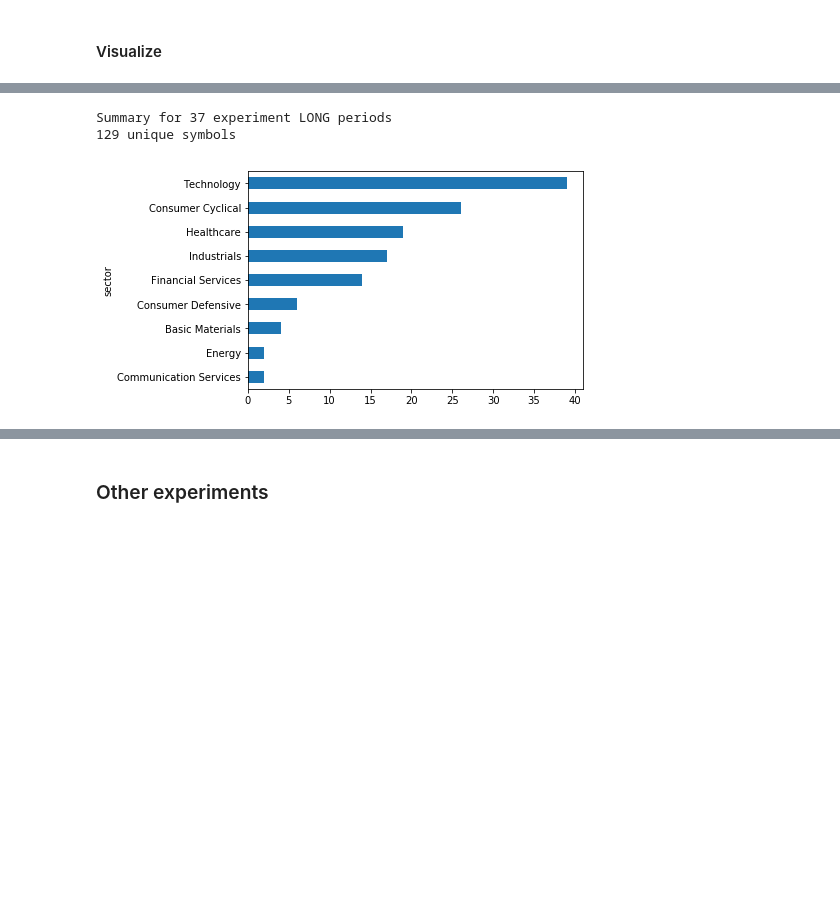
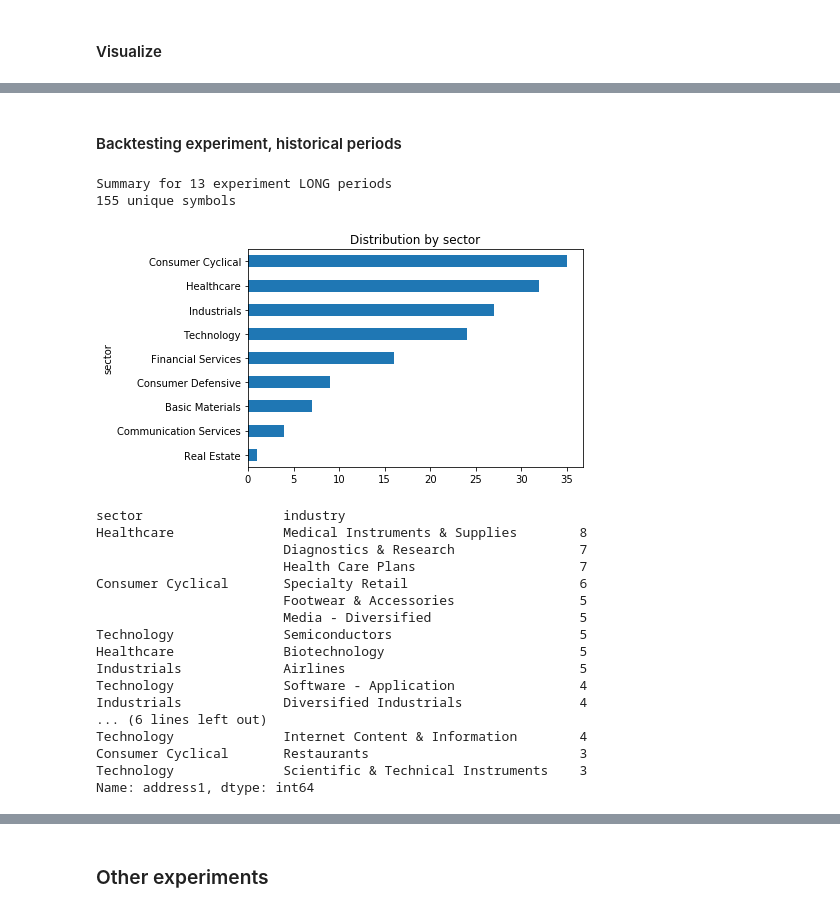
Before and after one commit to webclinic017/inception, a Jupyter notebook: notebooks/micro_TF.ipynb, the cells around one changed output, grey strips where cells are left out. Drawn from its saved outputs; the diff is of its cells as text; code cells hidden in the pictures; blank space fills up the shorter version.

Commit message:
Added experiments for back-testing.

```diff
--- a/notebooks/micro_TF.ipynb
+++ b/notebooks/micro_TF.ipynb
@@ -623,3 +615,0 @@ most_freq_df.head(10)
-# %%
-symbols = list(most_freq_df.head(10).symbol)
-symbols
@@ -686,34 +662,26 @@ Name: 2018-10-25 00:00:00, dtype: float64
+# %% [markdown]
+#### Backtesting experiment, historical periods
 # %%
-# Backtesting experiment: What if we pick the best 10 longs everymonth?
-loss_protection = False
-long = True
-max_loss = 0.1
-as_of_date = -21
-study_period = -10
-holding_period = 20
-# range = [study_period + as_of_date:as_of_date]
-min_confidence = 0.8
-max_class_rows = 50
-max_positions = 10
-pred_classes = [3, 4] if long else [0, 1]
-period_range = list(range(-20, -pred_df.index.unique().shape[0], -holding_period))
+# What are the best portfolios and how do they perform?
+super_list = []; symbol_list = []
+for as_of_date in list(range(as_of_date, -pred_df.index.unique().shape[0], -holding_period)):
 
-super_list = []
-symbol_list = []
-for as_of_date in list(range(as_of_date, -pred_df.index.unique().shape[0], -holding_period)):
-#     print(f'Predicting from {x} days ago')
     top_pred = get_top_predictions(pred_df, as_of_date, min_confidence, max_class_rows)
     study_dates = get_study_date_range(pred_df, as_of_date, study_period)
-    most_freq_df = get_most_frequent_preds(pred_df, study_dates, top_pred, pred_classes)
-    symbols = list(most_freq_df.head(max_positions).symbol)
+    most_freq_df = get_most_frequent_preds(pred_df, study_dates, top_pred, pred_classes, 0.6)
+    top_pos = most_freq_df.head(nbr_positions)
+    symbols = list(top_pos.symbol)
+
     if len(symbols) > 3:
         idx = clean_co_px.index.get_loc(study_dates[-1])
         prices = clean_co_px.iloc[idx:idx+holding_period][symbols]
         port_index = get_ind_index(prices, tail=holding_period, name='PORT')
+
         if loss_protection:
             port_index = port_index.iloc[:,:-1].apply(stop_loss, args=(long, max_loss)) # stop loss treatment
             port_index = get_ind_index(port_index, tail=holding_period, name='PORT') # recalc portfolio return
         # print(f'Showing returns from {clean_co_px.iloc[idx:idx+holding_period].index[[0,-1]]}')
+
         exp = port_index.iloc[-1].describe()
         exp['offset_start'] = as_of_date
         exp['as_of_date'] = str(study_dates[-1])
@@ -721,13 +689,39 @@ for as_of_date in list(range(as_of_date, -pred_df.index.unique().shape[0], -hold
         exp['end_date'] = str(port_index.index[-1])
         symbol_list.append(symbols)
         super_list.append(exp)
+
 hist_ports = pd.concat(super_list, axis=1).T
 # %%
 print(f'Summary for {len(period_range)} experiment {"LONG" if long else "SHORT"} periods')
 unique_symbols = set(np.concatenate(symbol_list))
 print(f'{len(unique_symbols)} unique symbols')
-profile.loc[unique_symbols].groupby(by=['sector']).count().iloc[:,0].sort_values().plot.barh();
+
+by_sect = profile.loc[unique_symbols].groupby(by=['sector']).count().iloc[:,0]\
+      .sort_values()
+by_sect.plot.barh(title='Distribution by sector');
+plt.show()
+
+by_ind = profile.loc[unique_symbols].groupby(by=['sector', 'industry']).count().iloc[:,0]\
+      .sort_values(ascending=False)
+by_ind.head(20)
 # %% [output]
-Summary for 37 experiment LONG periods
-129 unique symbols
+Summary for 13 experiment LONG periods
+155 unique symbols
-[figure, old version]
+[figure, new version]
+sector                  industry
+Healthcare              Medical Instruments & Supplies        8
+                        Diagnostics & Research                7
+                        Health Care Plans                     7
+Consumer Cyclical       Specialty Retail                      6
+                        Footwear & Accessories                5
+                        Media - Diversified                   5
+Technology              Semiconductors                        5
+Healthcare              Biotechnology                         5
+Industrials             Airlines                              5
+Technology              Software - Application                4
+Industrials             Diversified Industrials               4
+... (6 lines left out)
+Technology              Internet Content & Information        4
+Consumer Cyclical       Restaurants                           3
+Technology              Scientific & Technical Instruments    3
+Name: address1, dtype: int64
```
Also changed, not shown: parts of 71 cells of this notebook, 2 other files.
